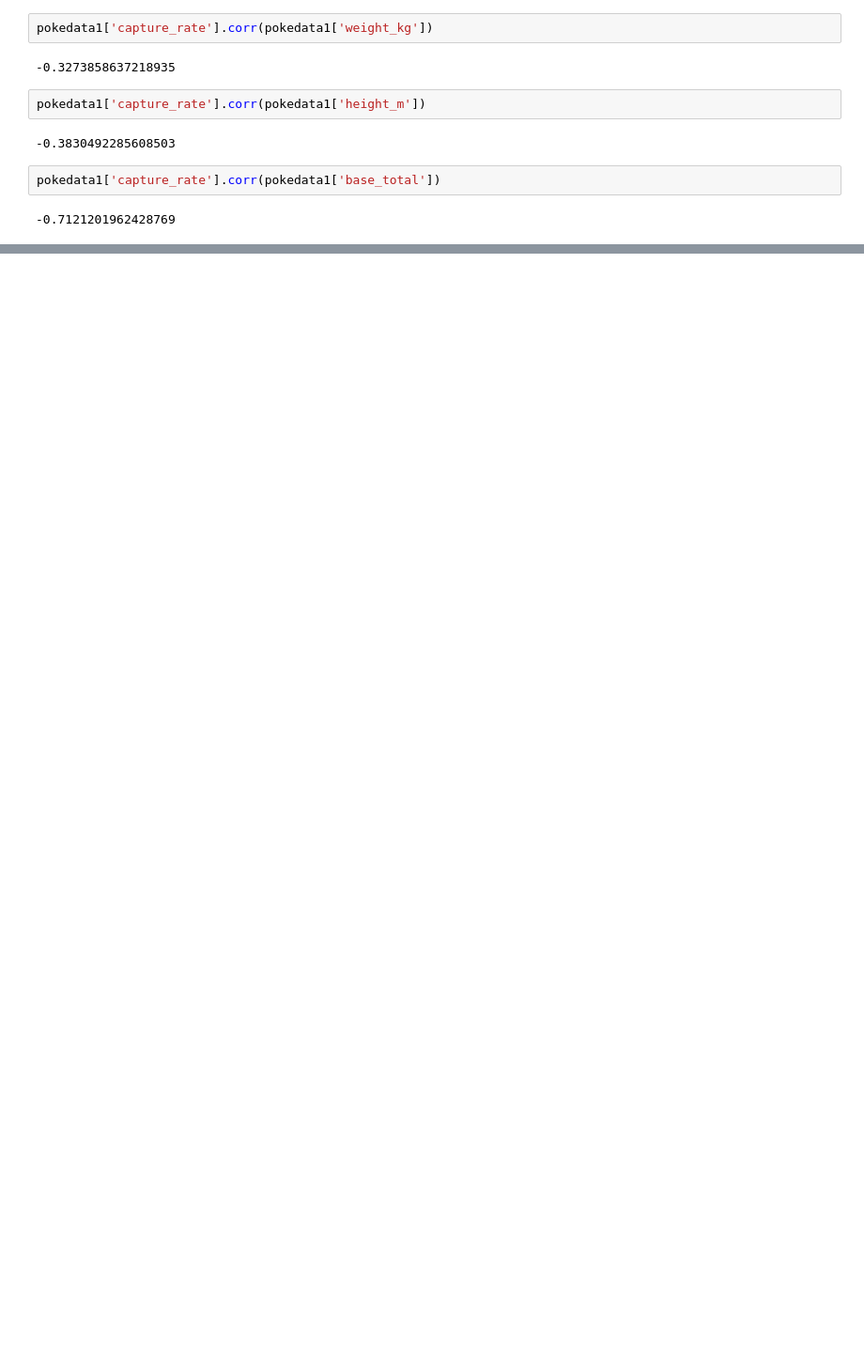
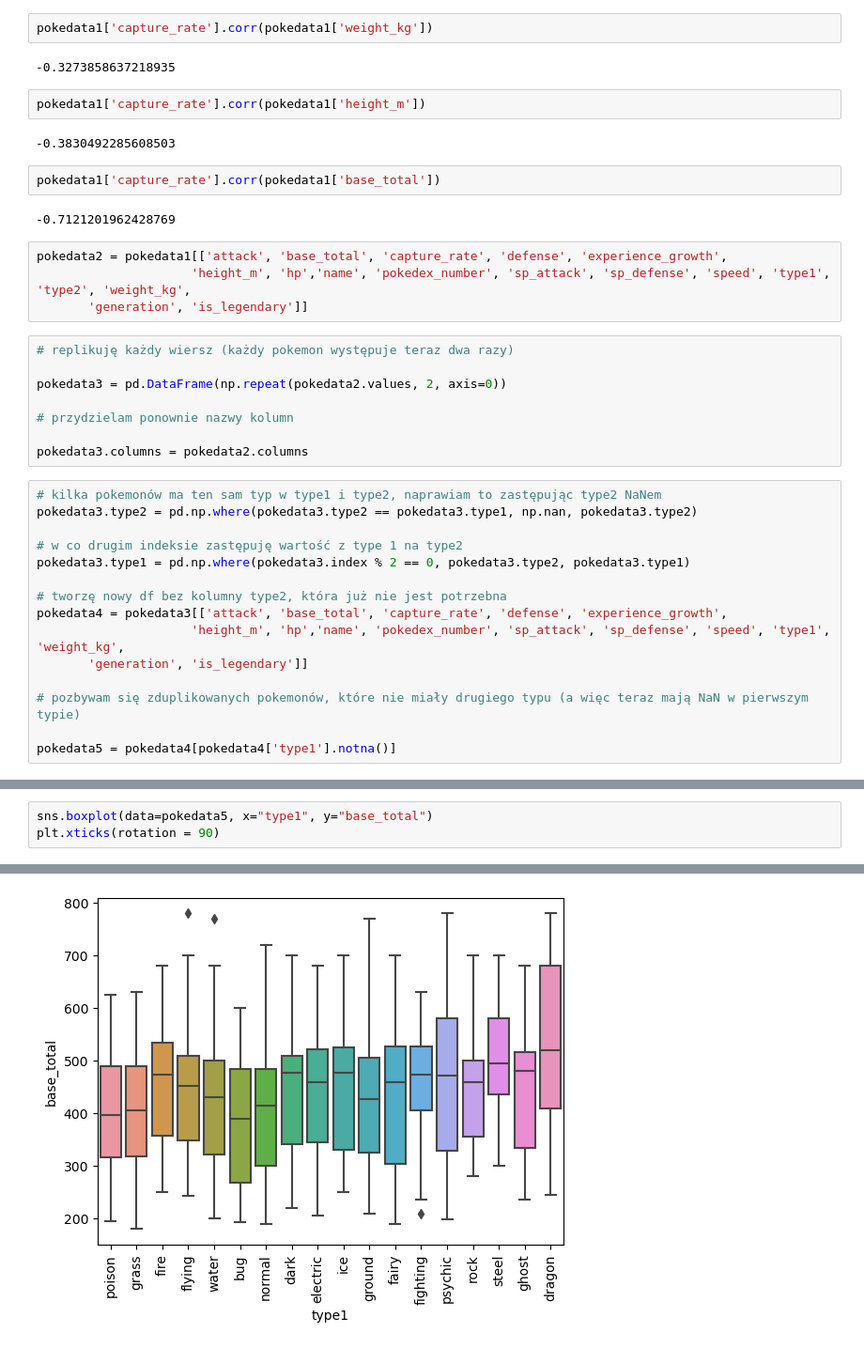
Before and after one commit to infoshareacademy/jdszr12-databenders, a Jupyter notebook: pokemon_python_rb.ipynb, the cells around one changed output, grey strips where cells are left out. Shown at 94% size. Saved outputs shown, nothing was run; the diff lists cells and outputs as text; blank space fills up the shorter version.

Commit message:
added more code, found solution for type1 and type2 issue (not pretty, but it's working)
d

```diff
--- a/pokemon_python_rb.ipynb
+++ b/pokemon_python_rb.ipynb
@@ -141,3 +141,30 @@ pokedata1['capture_rate'].corr(pokedata1['height_m'])
 pokedata1['capture_rate'].corr(pokedata1['base_total'])
 # %% [output]
 -0.7121201962428769
+# %%
+pokedata2 = pokedata1[['attack', 'base_total', 'capture_rate', 'defense', 'experience_growth',
+                     'height_m', 'hp','name', 'pokedex_number', 'sp_attack', 'sp_defense', 'speed', 'type1', 'type2', 'weight_kg',
+       'generation', 'is_legendary']]
+# %%
+# replikuję każdy wiersz (każdy pokemon występuje teraz dwa razy)
+
+pokedata3 = pd.DataFrame(np.repeat(pokedata2.values, 2, axis=0))
+
+# przydzielam ponownie nazwy kolumn
+
+pokedata3.columns = pokedata2.columns
+# %%
+# kilka pokemonów ma ten sam typ w type1 i type2, naprawiam to zastępując type2 NaNem
+pokedata3.type2 = pd.np.where(pokedata3.type2 == pokedata3.type1, np.nan, pokedata3.type2)
+
+# w co drugim indeksie zastępuję wartość z type 1 na type2
+pokedata3.type1 = pd.np.where(pokedata3.index % 2 == 0, pokedata3.type2, pokedata3.type1)
+
+# tworzę nowy df bez kolumny type2, która już nie jest potrzebna
+pokedata4 = pokedata3[['attack', 'base_total', 'capture_rate', 'defense', 'experience_growth',
+                     'height_m', 'hp','name', 'pokedex_number', 'sp_attack', 'sp_defense', 'speed', 'type1', 'weight_kg',
+       'generation', 'is_legendary']]
+
+# pozbywam się zduplikowanych pokemonów, które nie miały drugiego typu (a więc teraz mają NaN w pierwszym typie)
+
+pokedata5 = pokedata4[pokedata4['type1'].notna()]
@@ -143,0 +187,4 @@ pokedata1['capture_rate'].corr(pokedata1['base_total'])
+# %%
+sns.boxplot(data=pokedata5, x="type1", y="base_total")
+plt.xticks(rotation = 90)
+# %% [output]
@@ -143,0 +211 @@ pokedata1['capture_rate'].corr(pokedata1['base_total'])
+[figure, added]
```
Also changed, not shown: parts of 4 cells of this notebook.
